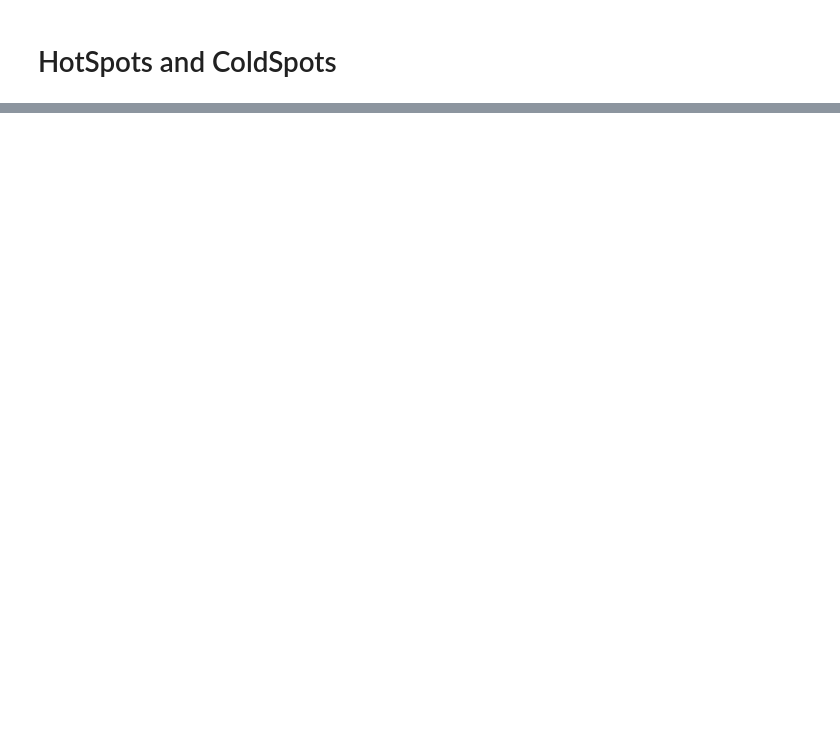
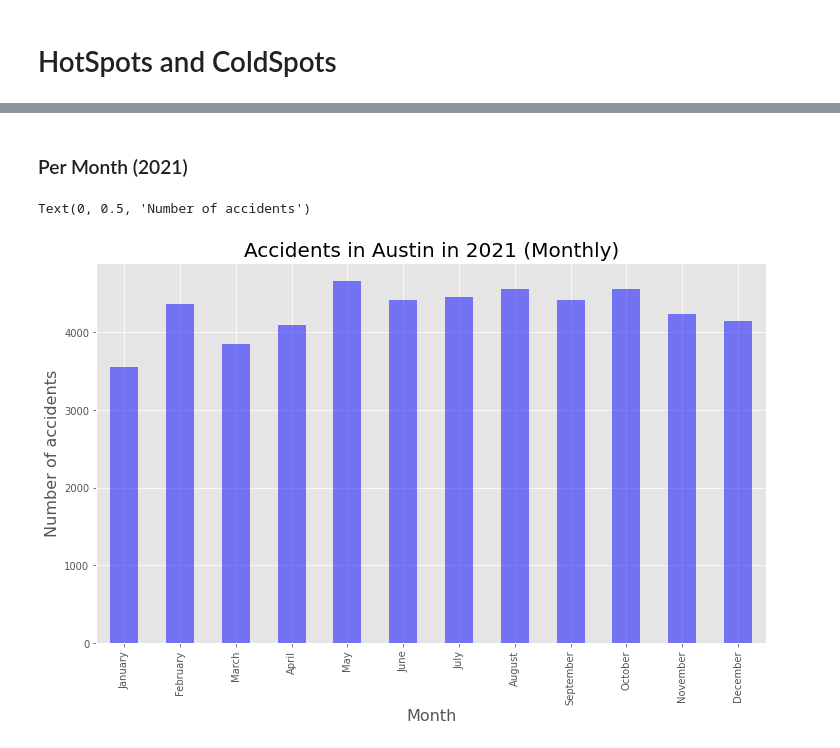
Before and after one commit to mnovovil/AustinTrafficAccidentsToday, a Jupyter notebook: Traffic_Accidents_Austin1.ipynb, the cells around one changed output, grey strips where cells are left out. Saved outputs shown, nothing was run; the diff lists cells and outputs as text; code cells hidden in the pictures; blank space fills up the shorter version.

```diff
--- a/Traffic_Accidents_Austin1.ipynb
+++ b/Traffic_Accidents_Austin1.ipynb
@@ -104,0 +159,21 @@ Austin
+# %% [markdown]
+### Per Month (2021)
+# %%
+# Number of accident per month
+accidents_month = results_df[results_df['date'].dt.year == 2021].groupby(results_df['date'].dt.month).count().date
+
+# Replace the month integers by month names.
+accidents_month.index=[calendar.month_name[x] for x in range(1,13)]
+
+plt.style.use('ggplot')
+
+# plot accidents per month
+accidents_month.plot(kind='bar',figsize=(12,7), color='blue', alpha=0.5)
+
+# # title and x,y labels
+plt.title('Accidents in Austin in 2021 (Monthly)', fontsize=20)
+plt.xlabel('Month',fontsize=16)
+plt.ylabel('Number of accidents',fontsize=16)
+# %% [output]
+Text(0, 0.5, 'Number of accidents')
+[figure, added]
```
Also changed, not shown: parts of 15 cells of this notebook.
